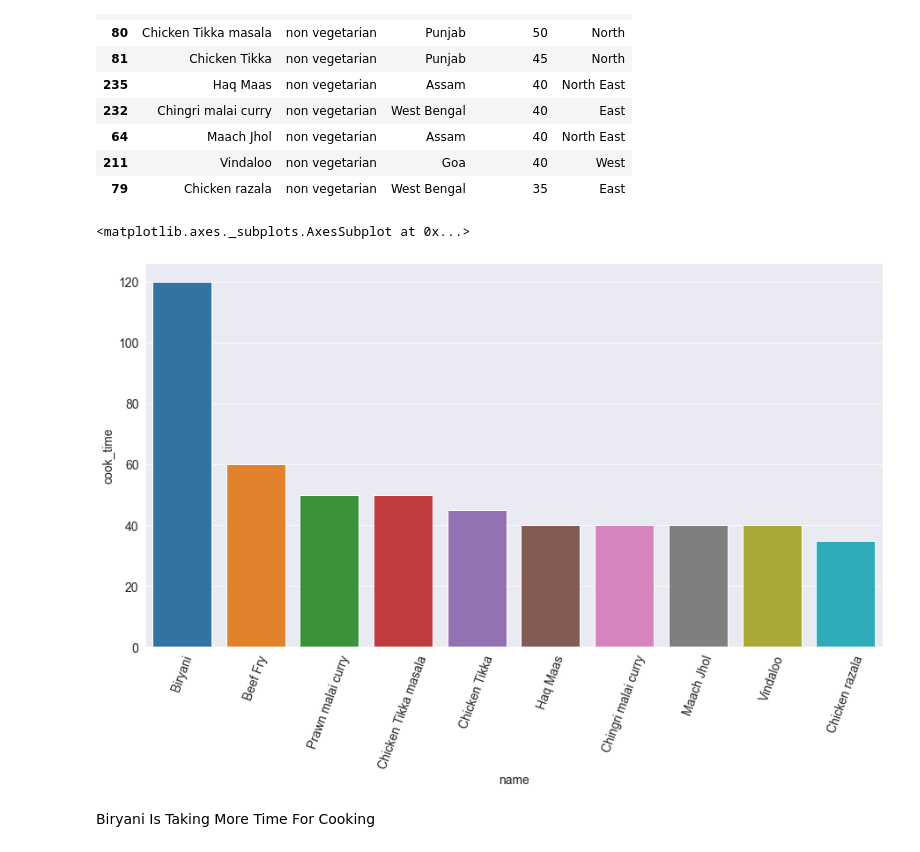
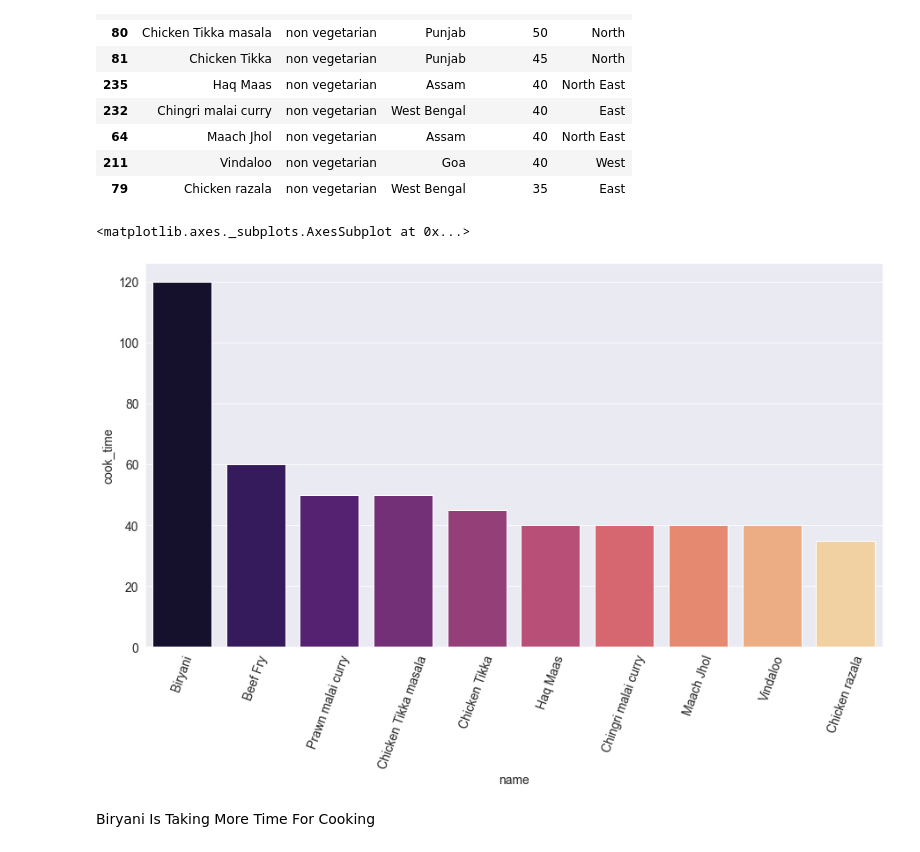
Before and after one commit to Arpan-tech-create/Exploratory_Data_Analysis, a Jupyter notebook: FOOD.ipynb, the cells around one changed output. Drawn from its saved outputs; the diff is of its cells as text; code cells hidden in the pictures.

```diff
--- a/FOOD.ipynb
+++ b/FOOD.ipynb
@@ -81,10 +81,10 @@ dish_df
 # %%
 plt.figure(figsize=(15,8))
 plt.xticks(rotation = 70)
-sns.barplot(x='name',y='cook_time',data=dish_df)
+sns.barplot(x='name',y='cook_time',palette='magma',data=dish_df)
 # %% [output]
 <matplotlib.axes._subplots.AxesSubplot at 0x...>
-[figure, old version]
+[figure, new version]
 # %% [markdown]
 Biryani Is Taking More Time For Cooking
 # %% [markdown]
```
Also changed, not shown: 1 other file.
